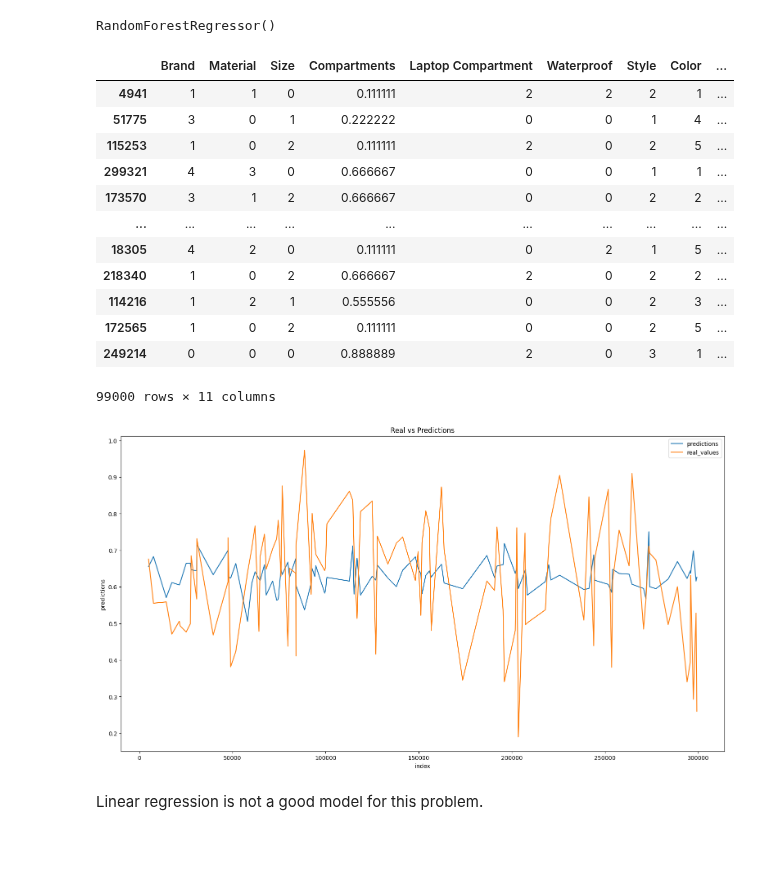
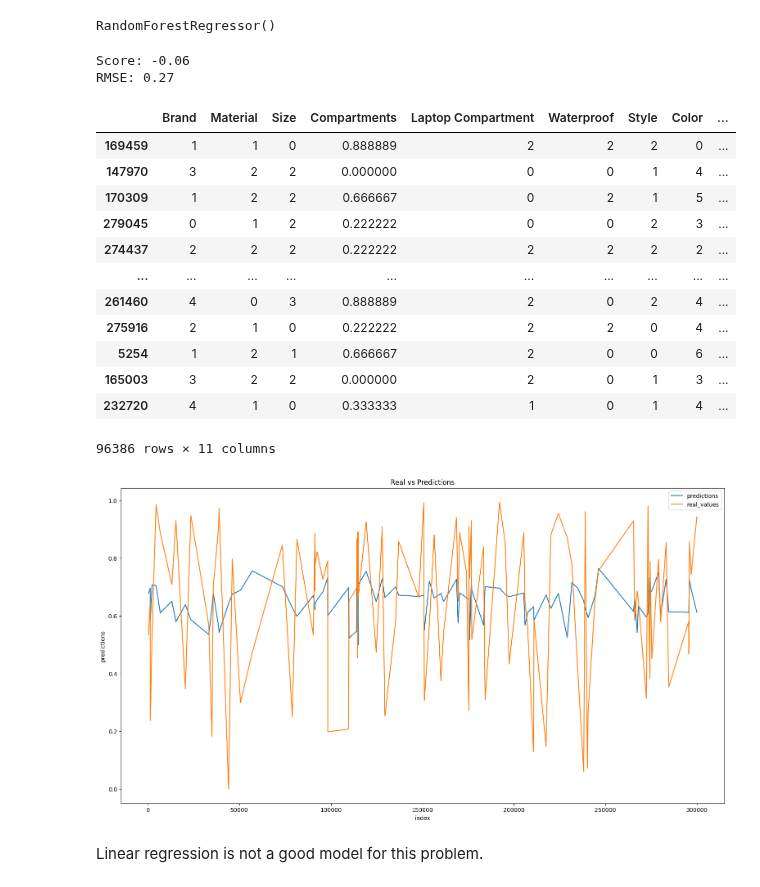
Before and after one commit to BaptPicxDev/swag2-backpack-predict, a Jupyter notebook: notebooks/training.ipynb, the cells around one changed output. Saved outputs shown, nothing was run; the diff lists cells and outputs as text; code cells hidden in the pictures; blank space fills up the shorter version.

```diff
--- a/notebooks/training.ipynb
+++ b/notebooks/training.ipynb
@@ -41,10 +41,9 @@ from src.preprocessing import (
 )
 # %%
 # Loading data
-df_train = pd.concat([
-    pd.read_csv("data/train.csv"),
-    pd.read_csv("data/training_extra.csv")
-])
+df_train = pd.read_csv("data/train.csv")
+#     pd.read_csv("data/training_extra.csv")
+# ])
 print(df_train.shape)
 df_test = pd.read_csv("data/test.csv")
 column_names = df_train.drop(columns=["id", "Price"]).columns
@@ -105,7 +104,8 @@ distplot(df=df_train, variable_name="Price")
 # %%
-quan = QuantileTransformer(output_distribution="normal", n_quantiles=200)
-df_train["normal_Price"] = quan.fit_transform(df_train.loc[:, ["Price"]])
-
-distplot(df=df_train, variable_name="normal_Price")
+# quan = QuantileTransformer(output_distribution="normal", n_quantiles=200)
+df_train["log_Price"] = np.log1p(df_train.Price)
+distplot(df=df_train, variable_name="log_Price")
+# df_train["reverse_log_Price"] = np.expm1(df_train.log_Price)
+# distplot(df=df_train, variable_name="reverse_log_Price")
 # %% [output]
 <Figure size 1900x1000 with 0 Axes>
@@ -212,6 +204,6 @@ correlation_heatmap(df_correlation=corr)
 # %%
 X = df_train_filled_n.loc[:, column_names]
-y = df_train_filled_n.loc[:, ["normal_Price"]]
+y = df_train_filled_n.loc[:, ["log_Price"]]
 X_train, X_test, y_train, y_test = split_X_y_in_train_test_sets(X=X, y=y)
 # %%
 model = LinearRegression()
@@ -227,33 +219,36 @@ rmse = root_mean_squared_error(y_true=y_test, y_pred=model2.predict(X_test))
 # coeff = model.coef_
 print(f"Score: {score:.2f}") # vs {score_l:.2f} vs {score_rf:.2f}")
 print(f"RMSE: {rmse:.2f}") # vs {rmse_l:.2f} vs {rmse_rf:.2f}")
+# %% [output]
+Score: -0.06
+RMSE: 0.27
 # %%
-X_test["normal_Price_prediction"] = model2.predict(X_test[column_names])
-X_test["normal_Price"] = y_test.loc[:, ["normal_Price"]]
+X_test["log_Price_prediction"] = model2.predict(X_test[column_names])
+X_test["log_Price"] = y_test.loc[:, ["log_Price"]]
 X_test
 # %% [output]
 |  | Brand | Material | Size | Compartments | Laptop Compartment | Waterproof | Style | Color | ... |
-| 4941 | 1 | 1 | 0 | 0.111111 | 2 | 2 | 2 | 1 | ... |
-| 51775 | 3 | 0 | 1 | 0.222222 | 0 | 0 | 1 | 4 | ... |
-| 115253 | 1 | 0 | 2 | 0.111111 | 2 | 0 | 2 | 5 | ... |
-| 299321 | 4 | 3 | 0 | 0.666667 | 0 | 0 | 1 | 1 | ... |
-| 173570 | 3 | 1 | 2 | 0.666667 | 0 | 0 | 2 | 2 | ... |
+| 169459 | 1 | 1 | 0 | 0.888889 | 2 | 2 | 2 | 0 | ... |
+| 147970 | 3 | 2 | 2 | 0.000000 | 0 | 0 | 1 | 4 | ... |
+| 170309 | 1 | 2 | 2 | 0.666667 | 0 | 2 | 1 | 5 | ... |
+| 279045 | 0 | 1 | 2 | 0.222222 | 0 | 0 | 2 | 3 | ... |
+| 274437 | 2 | 2 | 2 | 0.222222 | 2 | 2 | 2 | 2 | ... |
 | ... | ... | ... | ... | ... | ... | ... | ... | ... | ... |
-| 18305 | 4 | 2 | 0 | 0.111111 | 0 | 2 | 1 | 5 | ... |
-| 218340 | 1 | 0 | 2 | 0.666667 | 2 | 0 | 2 | 2 | ... |
-| 114216 | 1 | 2 | 1 | 0.555556 | 0 | 0 | 2 | 3 | ... |
-| 172565 | 1 | 0 | 2 | 0.111111 | 0 | 0 | 2 | 5 | ... |
-| 249214 | 0 | 0 | 0 | 0.888889 | 2 | 0 | 3 | 1 | ... |
+| 261460 | 4 | 0 | 3 | 0.888889 | 2 | 0 | 2 | 4 | ... |
+| 275916 | 2 | 1 | 0 | 0.222222 | 2 | 2 | 0 | 4 | ... |
+| 5254 | 1 | 2 | 1 | 0.666667 | 2 | 0 | 0 | 6 | ... |
+| 165003 | 3 | 2 | 2 | 0.000000 | 2 | 0 | 1 | 3 | ... |
+| 232720 | 4 | 1 | 0 | 0.333333 | 1 | 0 | 1 | 4 | ... |
-99000 rows × 11 columns
+96386 rows × 11 columns
 # %%
 compare_predictions_and_real_values(
-    df=X_test.loc[:, ["normal_Price_prediction", "normal_Price"]].rename(columns={
-        "normal_Price_prediction": "predictions",
-        "normal_Price": "real_values",
+    df=X_test.loc[:, ["log_Price_prediction", "log_Price"]].rename(columns={
+        "log_Price_prediction": "predictions",
+        "log_Price": "real_values",
         }).reset_index().iloc[:100],
 )
 # %% [output]
-[figure, old version]
+[figure, new version]
 # %% [markdown]
 Linear regression is not a good model for this problem.
 # %%
```
Also changed, not shown: parts of 15 cells of this notebook.
